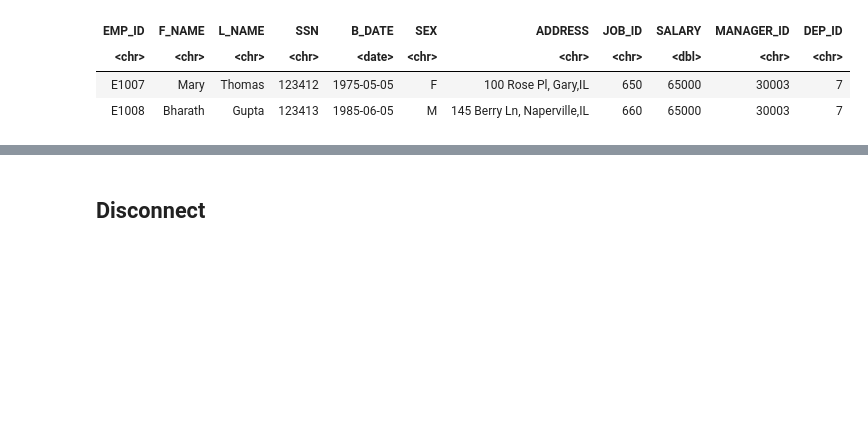
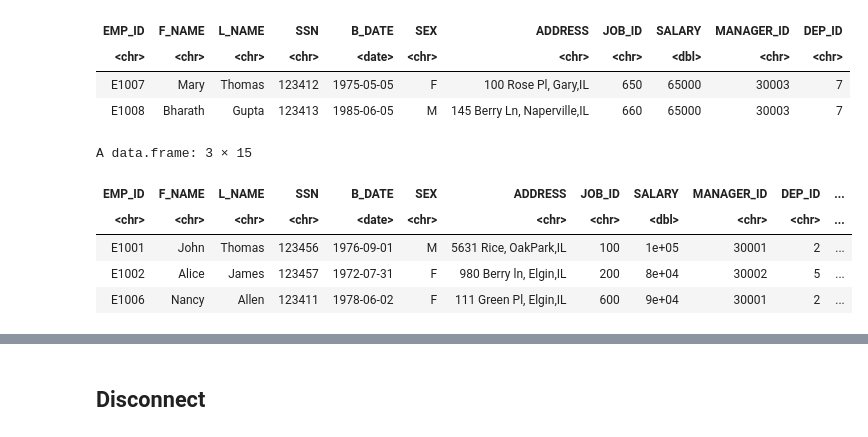
Before and after one commit to tros01/ibm_data_analyst, a Jupyter notebook: r_m6_employees_schema.ipynb, the cells around one changed output, grey strips where cells are left out. Drawn from its saved outputs; the diff is of its cells as text; code cells hidden in the pictures; blank space fills up the shorter version.

```diff
--- a/r_m6_employees_schema.ipynb
+++ b/r_m6_employees_schema.ipynb
@@ -946,7 +929,19 @@ A data.frame: 2 × 11
 # %%
 # Retrieve all employee information, the corresponding job title for employees who earn more than $70,000, ensuring that job information is matched correctly
 q <- "
-
+-- Inner join
+SELECT e.*, j.*
+FROM employees AS e
+INNER JOIN jobs AS j
+ON e.job_id = j.job_ident
+WHERE salary > 70000;
 "
 dbGetQuery(c, q)
+# %% [output]
+A data.frame: 3 × 15
+| EMP_ID | F_NAME | L_NAME | SSN | B_DATE | SEX | ADDRESS | JOB_ID | SALARY | MANAGER_ID | DEP_ID | ... |
+| <chr> | <chr> | <chr> | <chr> | <date> | <chr> | <chr> | <chr> | <dbl> | <chr> | <chr> | ... |
+| E1001 | John | Thomas | 123456 | 1976-09-01 | M | 5631 Rice, OakPark,IL | 100 | 1e+05 | 30001 | 2 | ... |
+| E1002 | Alice | James | 123457 | 1972-07-31 | F | 980 Berry ln, Elgin,IL | 200 | 8e+04 | 30002 | 5 | ... |
+| E1006 | Nancy | Allen | 123411 | 1978-06-02 | F | 111 Green Pl, Elgin,IL | 600 | 9e+04 | 30001 | 2 | ... |
 # %%
```
Also changed, not shown: parts of 8 cells of this notebook.
